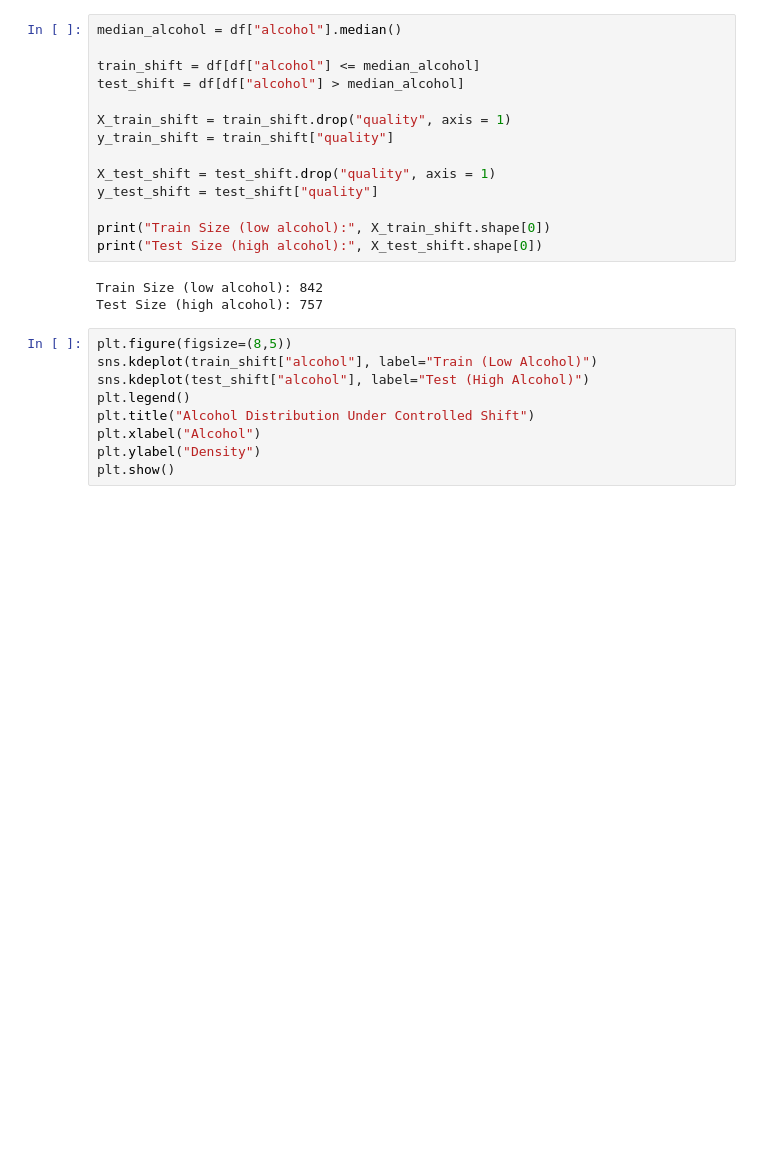
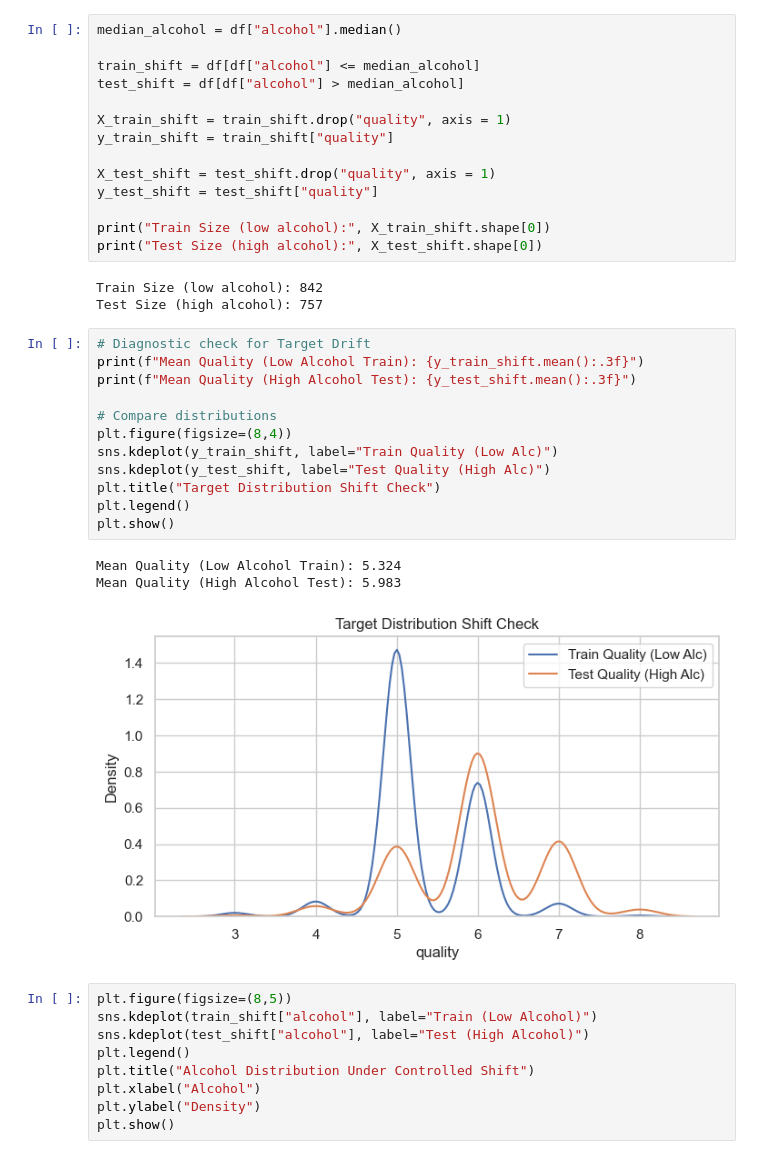
Before and after one commit to benmckenz000/wine-quality-modeling, a Jupyter notebook: WineQuality2.ipynb, the cells around one changed output. Saved outputs shown, nothing was run; the diff lists cells and outputs as text; blank space fills up the shorter version.

```diff
--- a/WineQuality2.ipynb
+++ b/WineQuality2.ipynb
@@ -329,6 +329,22 @@ print("Test Size (high alcohol):", X_test_shift.shape[0])
 # %% [output]
 Train Size (low alcohol): 842
 Test Size (high alcohol): 757
+# %%
+# Diagnostic check for Target Drift
+print(f"Mean Quality (Low Alcohol Train): {y_train_shift.mean():.3f}")
+print(f"Mean Quality (High Alcohol Test): {y_test_shift.mean():.3f}")
+
+# Compare distributions
+plt.figure(figsize=(8,4))
+sns.kdeplot(y_train_shift, label="Train Quality (Low Alc)")
+sns.kdeplot(y_test_shift, label="Test Quality (High Alc)")
+plt.title("Target Distribution Shift Check")
+plt.legend()
+plt.show()
+# %% [output]
+Mean Quality (Low Alcohol Train): 5.324
+Mean Quality (High Alcohol Test): 5.983
+[figure, added]
 # %%
 plt.figure(figsize=(8,5))
 sns.kdeplot(train_shift["alcohol"], label="Train (Low Alcohol)")
```
Also changed, not shown: parts of 7 cells of this notebook.
